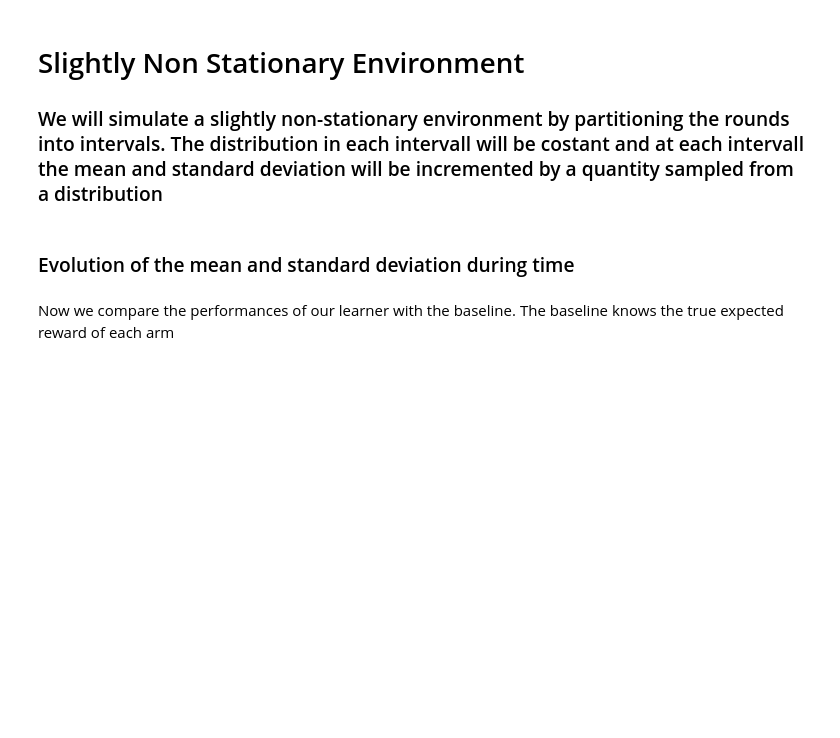
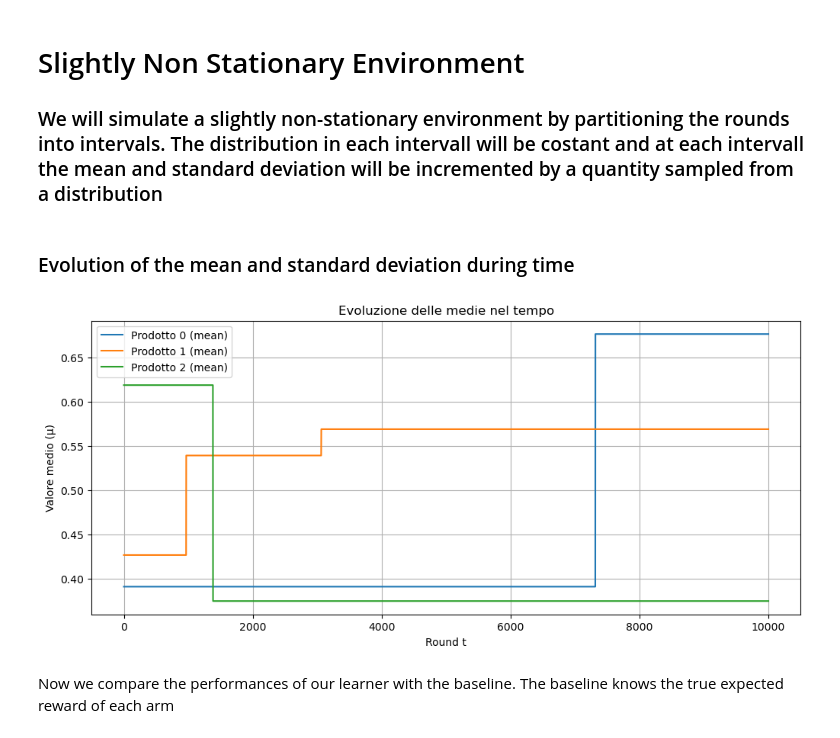
Before and after one commit to Filippo-Galli/Online-Learning-Application-project, a Jupyter notebook: 5_slightly_non_stat_multi_prod/main.ipynb, the cells around one changed output. Drawn from its saved outputs; the diff is of its cells as text; code cells hidden in the pictures; blank space fills up the shorter version.

```diff
--- a/5_slightly_non_stat_multi_prod/main.ipynb
+++ b/5_slightly_non_stat_multi_prod/main.ipynb
@@ -162,34 +168,37 @@ class NonStationaryEnvironment:
 ### Evolution of the mean and standard deviation during time
 # %%
 rng = np.random.default_rng(12345)
-env = NonStationaryEnvironment(prices, n_products, change_probability=0.001, rng=rng)
+env = NonStationaryEnvironment(prices, n_products, change_probability=0.0001, rng=rng)
 env.sample_parameters(T)
 
 # Plot delle medie
 plt.figure(figsize=(12,5))
 
 for p in range(n_products):
     plt.plot(env.means[:, p], label=f"Prodotto {p} (mean)")
 
 plt.title("Evoluzione delle medie nel tempo")
 plt.xlabel("Round t")
 plt.ylabel("Valore medio (μ)")
 plt.legend()
 plt.grid(True)
 plt.show()
 
+
 # Plot delle deviazioni standard
 #plt.figure(figsize=(12,5))
 
 #for p in range(n_products):
 #    plt.plot(env.stds[p], label=f"Prodotto {p} (std)")
 
 #plt.title("Evoluzione delle deviazioni standard nel tempo")
 #plt.xlabel("Round t")
 #plt.ylabel("Deviazione standard (σ)")
 #plt.legend()
 #plt.grid(True)
 #plt.show()
+# %% [output]
+[figure, added]
 # %% [markdown]
 Now we compare the performances of our learner with the baseline. The baseline knows the true expected reward of each arm
 # %% [markdown]
```
Also changed, not shown: parts of 5 cells of this notebook.
